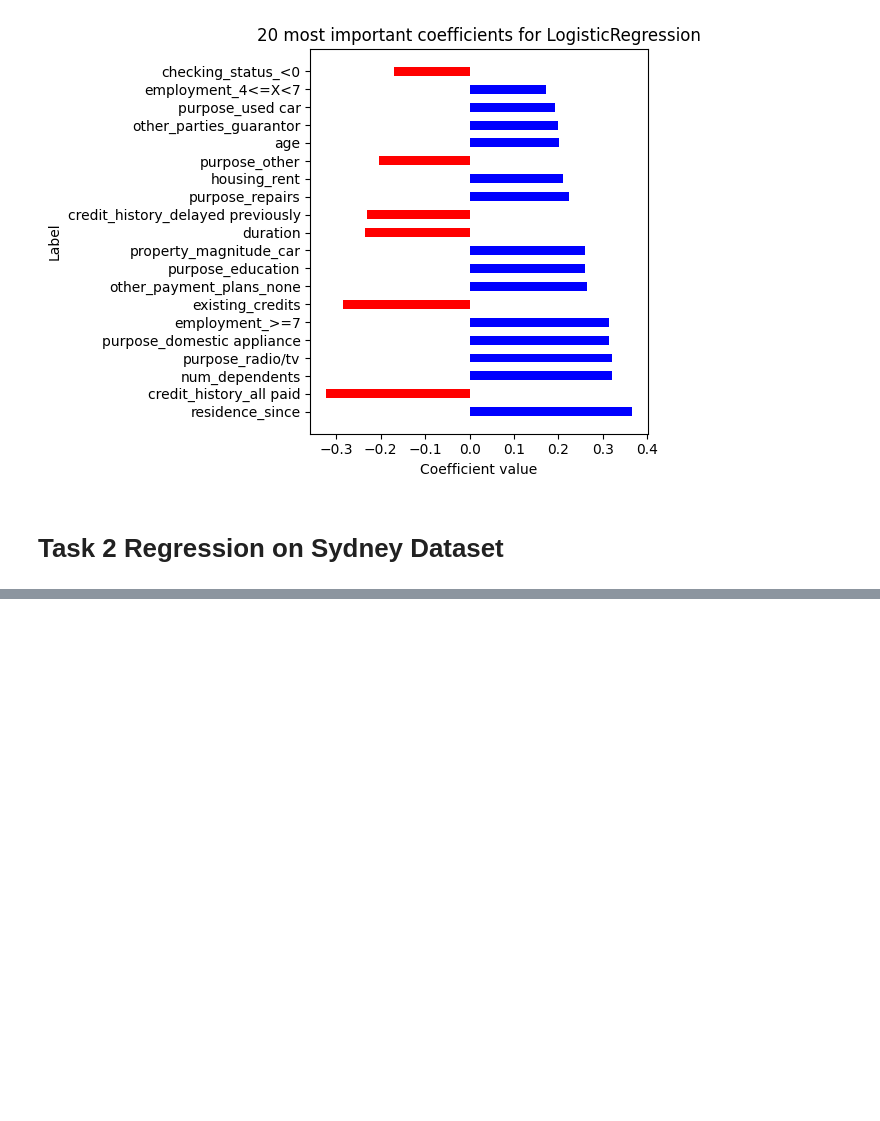
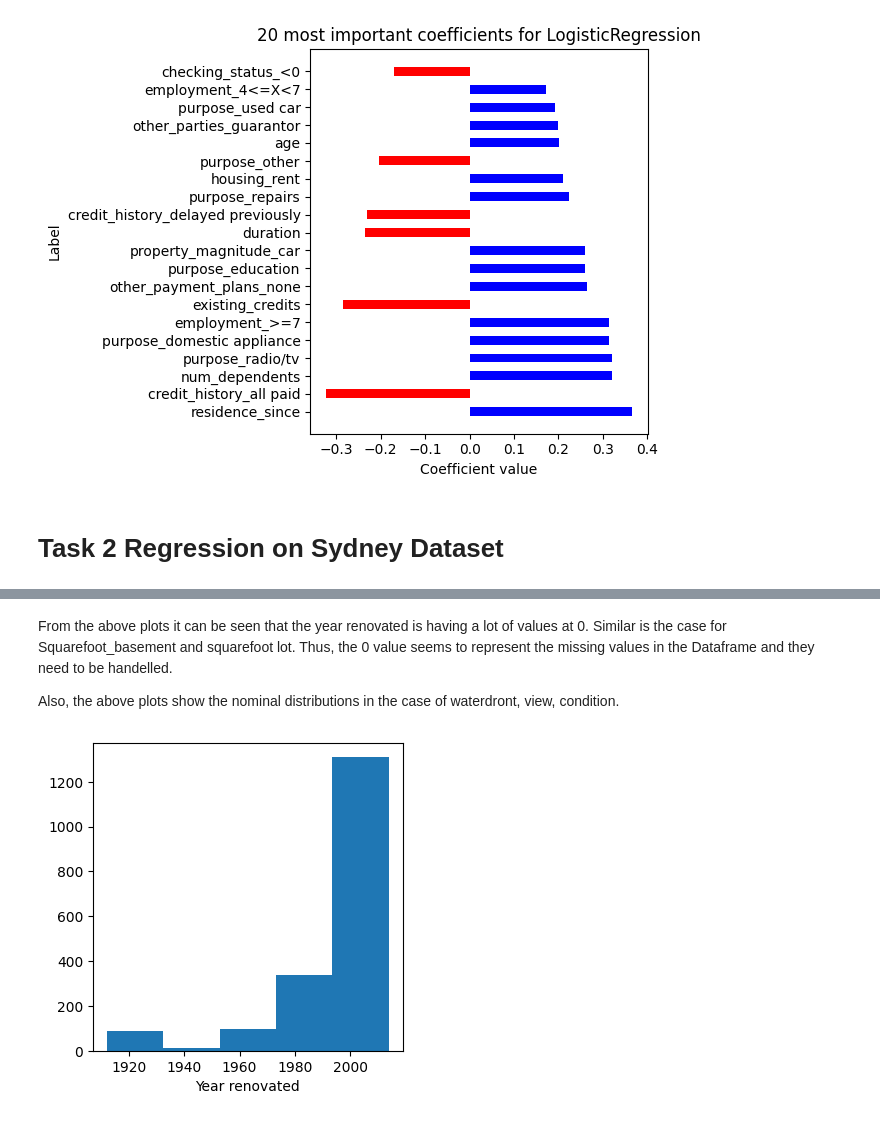
Before and after one commit to ycsilvia/Coursework, a Jupyter notebook: AppliedMachineLearning/HW2/HW2.ipynb, the cells around one changed output, grey strips where cells are left out. Drawn from its saved outputs; the diff is of its cells as text; code cells hidden in the pictures; blank space fills up the shorter version.

```diff
--- a/AppliedMachineLearning/HW2/HW2.ipynb
+++ b/AppliedMachineLearning/HW2/HW2.ipynb
@@ -375,0 +420,12 @@ plt.tight_layout()
+# %% [markdown]
+From the above plots it can be seen that the year renovated is having a lot of values at 0. Similar is the case for Squarefoot_basement and squarefoot lot. Thus, the 0 value seems to represent the missing values in the Dataframe and they need to be handelled.
+
+Also, the above plots show the nominal distributions in the case of waterdront, view, condition.
+# %%
+year_renovated = X.drop(X[X.yr_renovated == 0].index, inplace=False).yr_renovated
+plt.figure(figsize=(4, 4))
+plt.hist(year_renovated, bins=5)
+plt.xlabel('Year renovated')
+plt.show()
+# %% [output]
+[figure, added]
```
Also changed, not shown: parts of 26 cells of this notebook.
